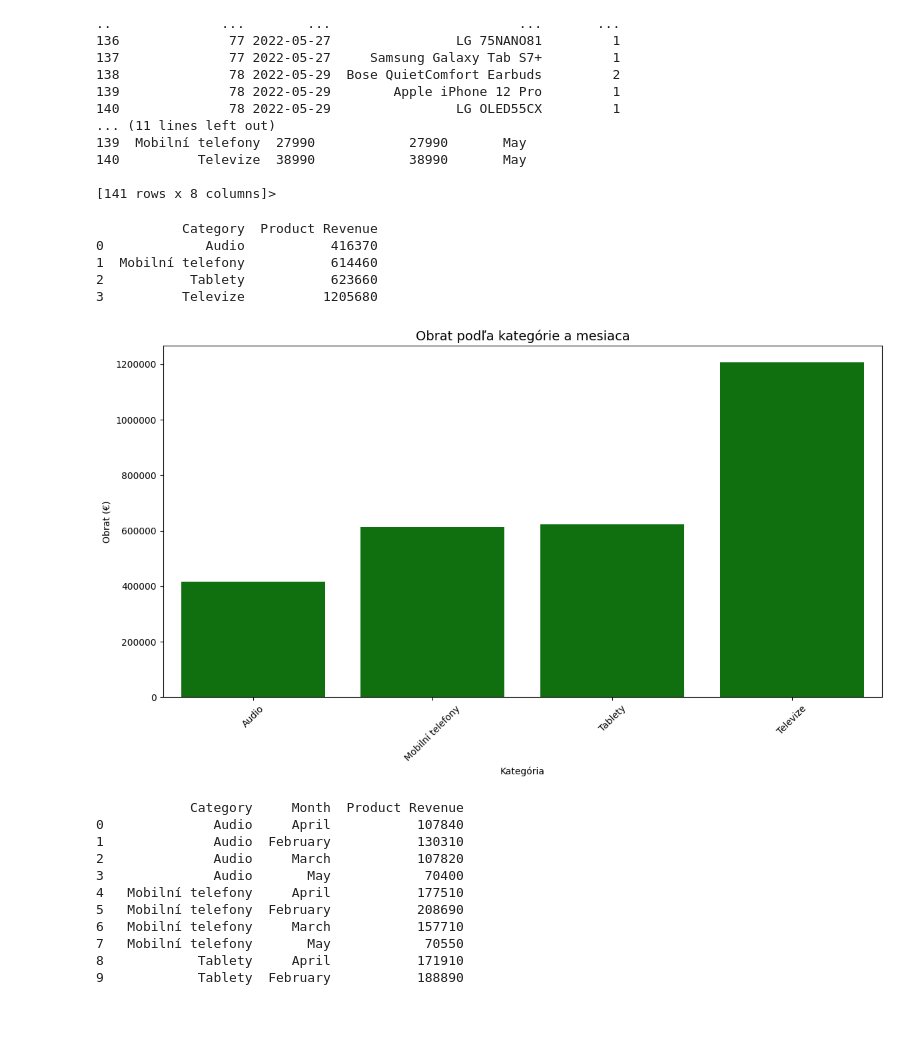
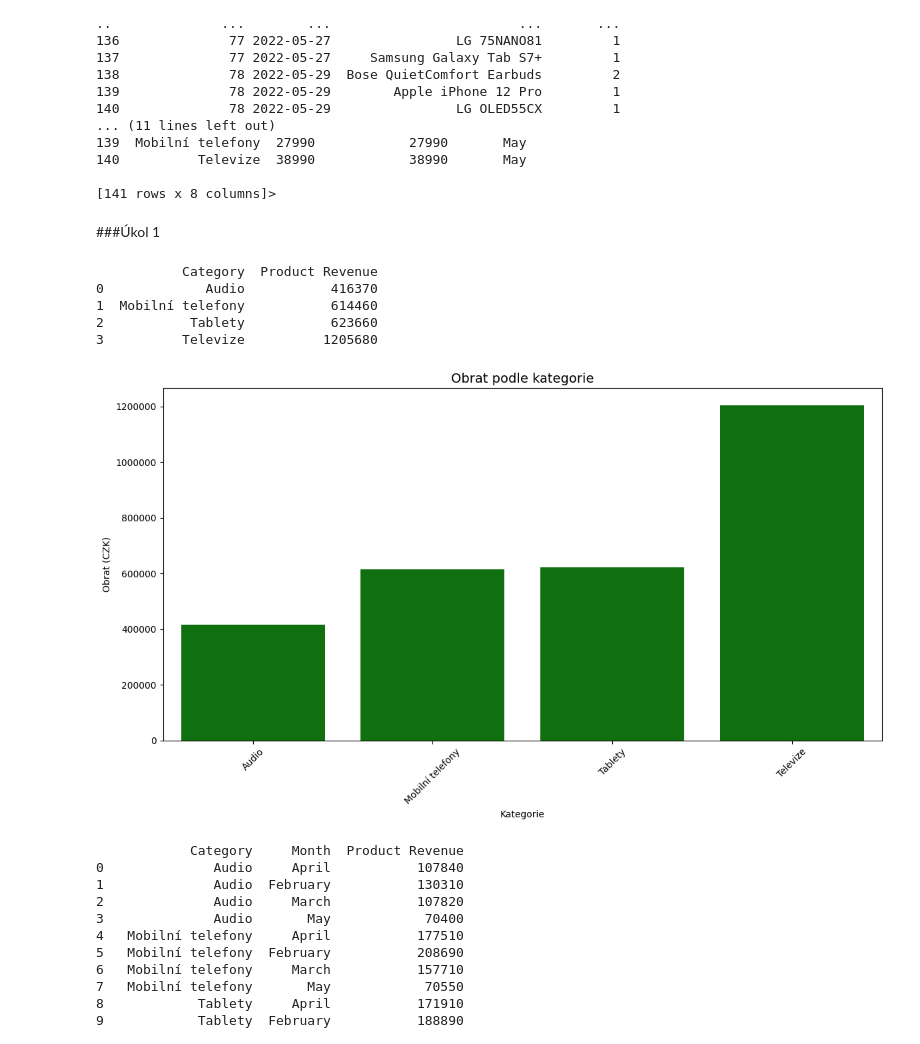
Before and after one commit to lukasgala19/Zadanie_LG, a Jupyter notebook: Zadanie_LG.ipynb, the cells around one changed output. Saved outputs shown, nothing was run; the diff lists cells and outputs as text; code cells hidden in the pictures; blank space fills up the shorter version.

```diff
--- a/Zadanie_LG.ipynb
+++ b/Zadanie_LG.ipynb
@@ -103,6 +103,8 @@ print(spojene_df.head)
 140          Televize  38990            38990       May
 
 [141 rows x 8 columns]>
+# %% [markdown]
+###Úkol 1
 # %%
 total_product_revenue_by_category = spojene_df.groupby("Category")["Product Revenue"].sum().reset_index()
 # %%
@@ -116,16 +118,16 @@ print(total_product_revenue_by_category)
 # %%
 plt.figure(figsize=(12, 7))
 sns.barplot(data=total_product_revenue_by_category, x="Category", y="Product Revenue",color="green")
-plt.title("Obrat podľa kategórie a mesiaca", fontsize=14)
-plt.xlabel("Kategória")
-plt.ylabel("Obrat (€)")
+plt.title("Obrat podle kategorie", fontsize=14)
+plt.xlabel("Kategorie")
+plt.ylabel("Obrat (CZK)")
 plt.xticks(rotation=45)
-# 👉 Zmeniť z vedeckého zápisu (1e6) na normálne čísla
+# Změna z vědeckého zápisu na běžná čísla
 plt.ticklabel_format(style='plain', axis='y')
 plt.tight_layout()
 plt.show()
 # %% [output]
-[figure, old version]
+[figure, new version]
 # %%
 total_produt_revenue_by_category_month = spojene_df.groupby(["Category", "Month"])["Product Revenue"].sum().reset_index()
 # %%
```
Also changed, not shown: parts of 7 cells of this notebook.
